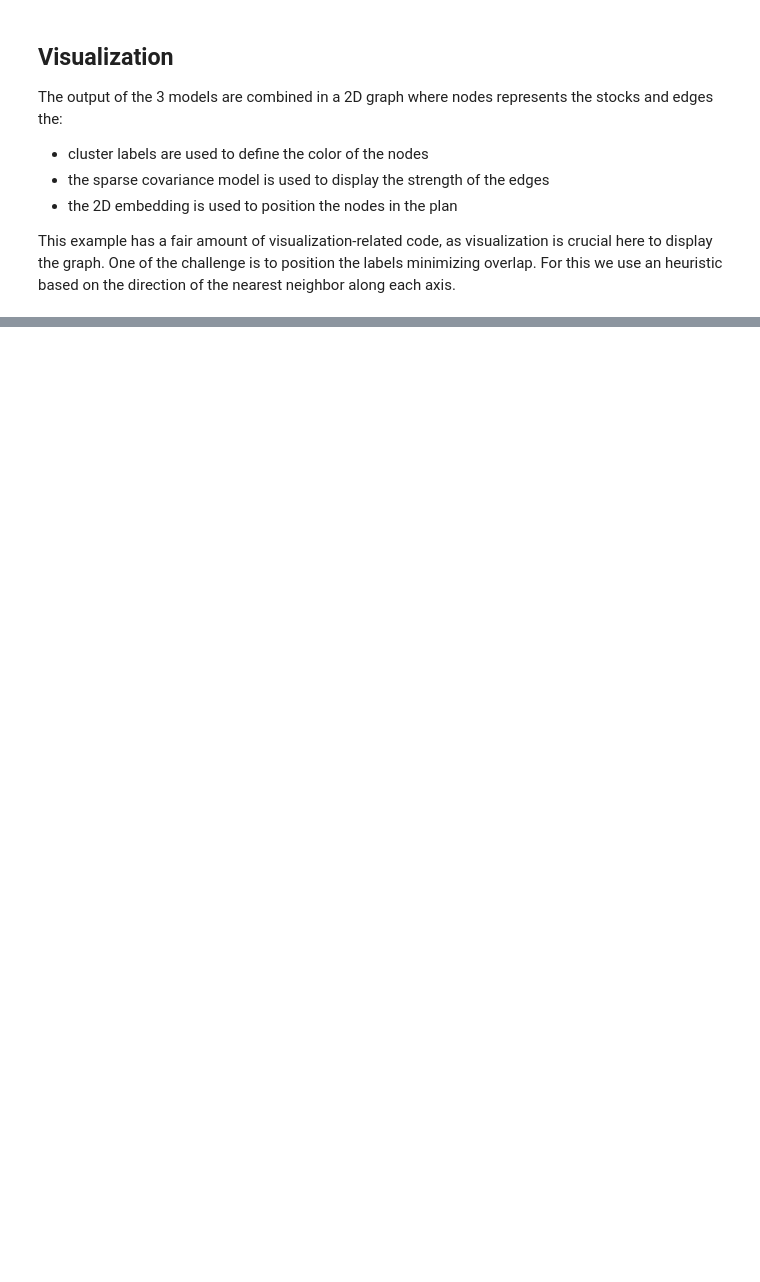
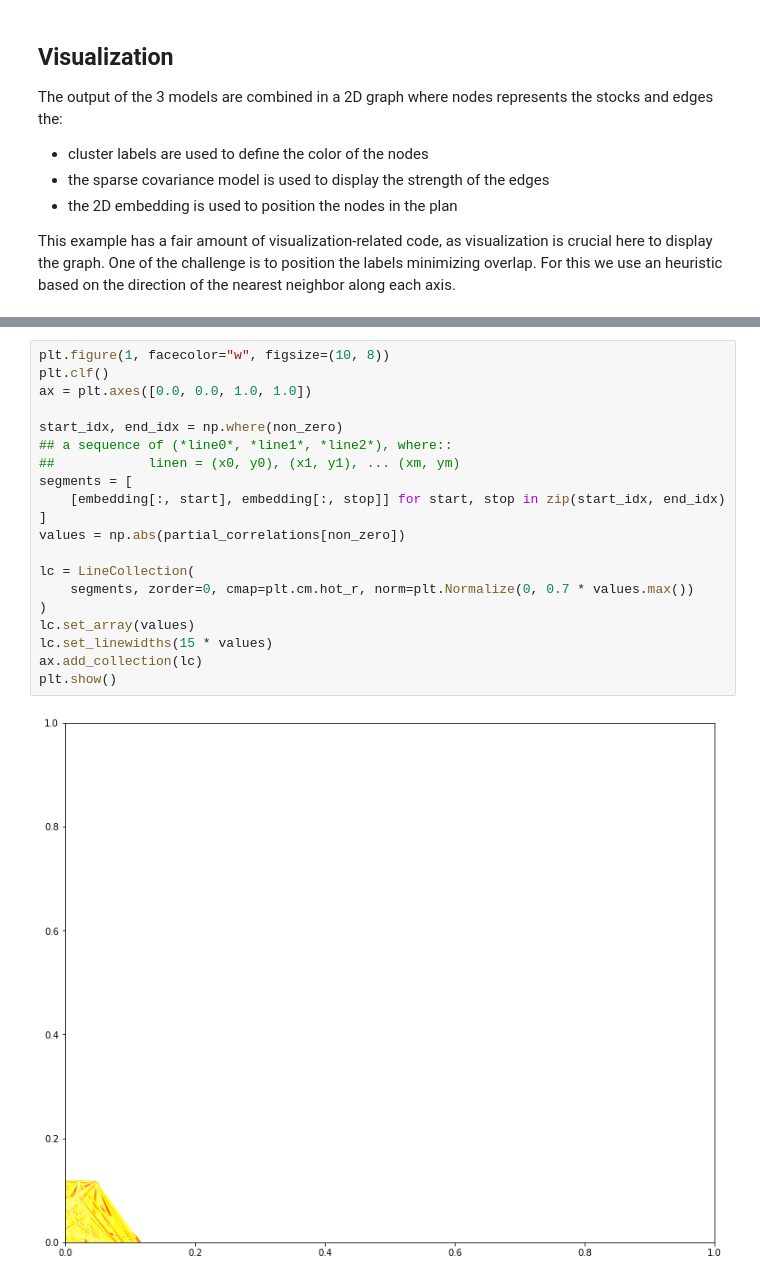
Before and after one commit to kevingivens/Blog, a Jupyter notebook: 2023/Crypto_Correlations/plot_crypto_market.ipynb, the cells around one changed output, grey strips where cells are left out. Drawn from its saved outputs; the diff is of its cells as text; blank space fills up the shorter version.

```diff
--- a/2023/Crypto_Correlations/plot_crypto_market.ipynb
+++ b/2023/Crypto_Correlations/plot_crypto_market.ipynb
@@ -381,3 +473,25 @@ axis.
+# %%
+plt.figure(1, facecolor="w", figsize=(10, 8))
+plt.clf()
+ax = plt.axes([0.0, 0.0, 1.0, 1.0])
+
+start_idx, end_idx = np.where(non_zero)
+## a sequence of (*line0*, *line1*, *line2*), where::
+##            linen = (x0, y0), (x1, y1), ... (xm, ym)
+segments = [
+    [embedding[:, start], embedding[:, stop]] for start, stop in zip(start_idx, end_idx)
+]
+values = np.abs(partial_correlations[non_zero])
+
+lc = LineCollection(
+    segments, zorder=0, cmap=plt.cm.hot_r, norm=plt.Normalize(0, 0.7 * values.max())
+)
+lc.set_array(values)
+lc.set_linewidths(15 * values)
+ax.add_collection(lc)
+plt.show()
+# %% [output]
+[figure, added]
 # %%
 plt.figure(1, facecolor="w", figsize=(10, 8))
 plt.clf()
```
Also changed, not shown: parts of 20 cells of this notebook, 1 other file.
